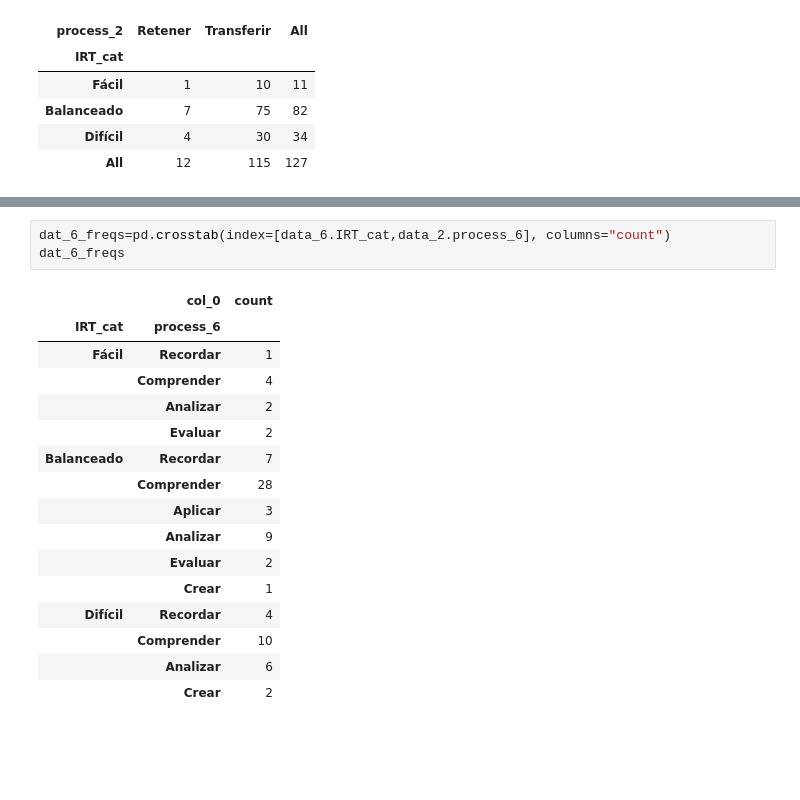
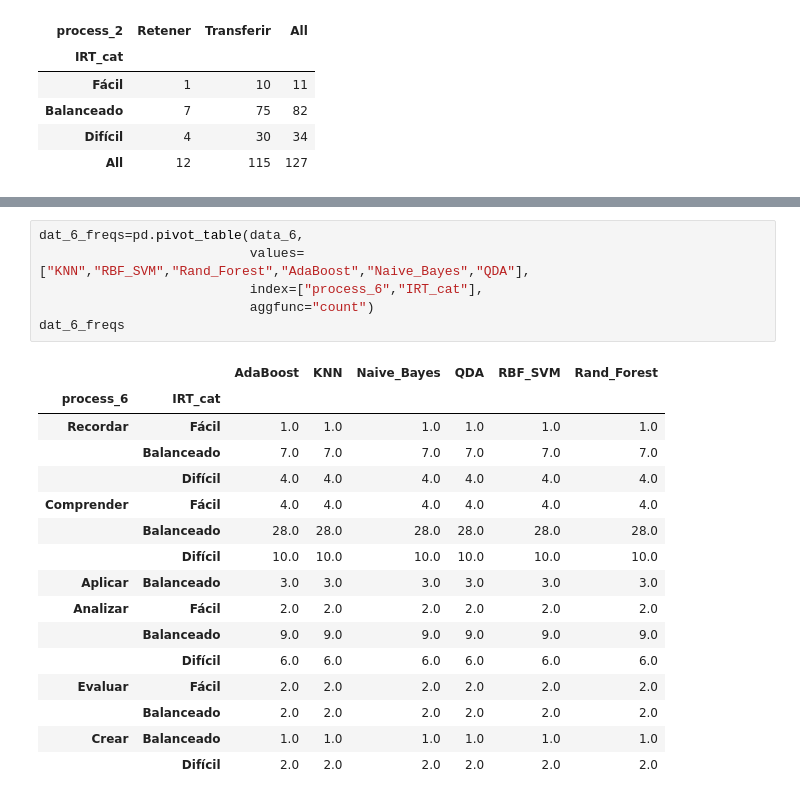
Before and after one commit to Yagwar/ASAG_Test, a Jupyter notebook: analisis_resultados.ipynb, the cells around one changed output, grey strips where cells are left out. Saved outputs shown, nothing was run; the diff lists cells and outputs as text; blank space fills up the shorter version.

```diff
--- a/analisis_resultados.ipynb
+++ b/analisis_resultados.ipynb
@@ -462,20 +467,23 @@ desc_table_6
-# %%
-dat_6_freqs=pd.crosstab(index=[data_6.IRT_cat,data_2.process_6], columns="count")
-dat_6_freqs
-# %% [output]
-|  | col_0 | count |
-| IRT_cat | process_6 |  |
-| Fácil | Recordar | 1 |
-|  | Comprender | 4 |
-|  | Analizar | 2 |
-|  | Evaluar | 2 |
-| Balanceado | Recordar | 7 |
-|  | Comprender | 28 |
-|  | Aplicar | 3 |
-|  | Analizar | 9 |
-|  | Evaluar | 2 |
-|  | Crear | 1 |
-| Difícil | Recordar | 4 |
-|  | Comprender | 10 |
-|  | Analizar | 6 |
-|  | Crear | 2 |
+# %%
+dat_6_freqs=pd.pivot_table(data_6,
+                           values=["KNN","RBF_SVM","Rand_Forest","AdaBoost","Naive_Bayes","QDA"],
+                           index=["process_6","IRT_cat"],
+                           aggfunc="count")
+dat_6_freqs
+# %% [output]
+|  |  | AdaBoost | KNN | Naive_Bayes | QDA | RBF_SVM | Rand_Forest |
+| process_6 | IRT_cat |  |  |  |  |  |  |
+| Recordar | Fácil | 1.0 | 1.0 | 1.0 | 1.0 | 1.0 | 1.0 |
+|  | Balanceado | 7.0 | 7.0 | 7.0 | 7.0 | 7.0 | 7.0 |
+|  | Difícil | 4.0 | 4.0 | 4.0 | 4.0 | 4.0 | 4.0 |
+| Comprender | Fácil | 4.0 | 4.0 | 4.0 | 4.0 | 4.0 | 4.0 |
+|  | Balanceado | 28.0 | 28.0 | 28.0 | 28.0 | 28.0 | 28.0 |
+|  | Difícil | 10.0 | 10.0 | 10.0 | 10.0 | 10.0 | 10.0 |
+| Aplicar | Balanceado | 3.0 | 3.0 | 3.0 | 3.0 | 3.0 | 3.0 |
+| Analizar | Fácil | 2.0 | 2.0 | 2.0 | 2.0 | 2.0 | 2.0 |
+|  | Balanceado | 9.0 | 9.0 | 9.0 | 9.0 | 9.0 | 9.0 |
+|  | Difícil | 6.0 | 6.0 | 6.0 | 6.0 | 6.0 | 6.0 |
+| Evaluar | Fácil | 2.0 | 2.0 | 2.0 | 2.0 | 2.0 | 2.0 |
+|  | Balanceado | 2.0 | 2.0 | 2.0 | 2.0 | 2.0 | 2.0 |
+| Crear | Balanceado | 1.0 | 1.0 | 1.0 | 1.0 | 1.0 | 1.0 |
+|  | Difícil | 2.0 | 2.0 | 2.0 | 2.0 | 2.0 | 2.0 |
```
Also changed, not shown: parts of 14 cells of this notebook, 1 other file.
